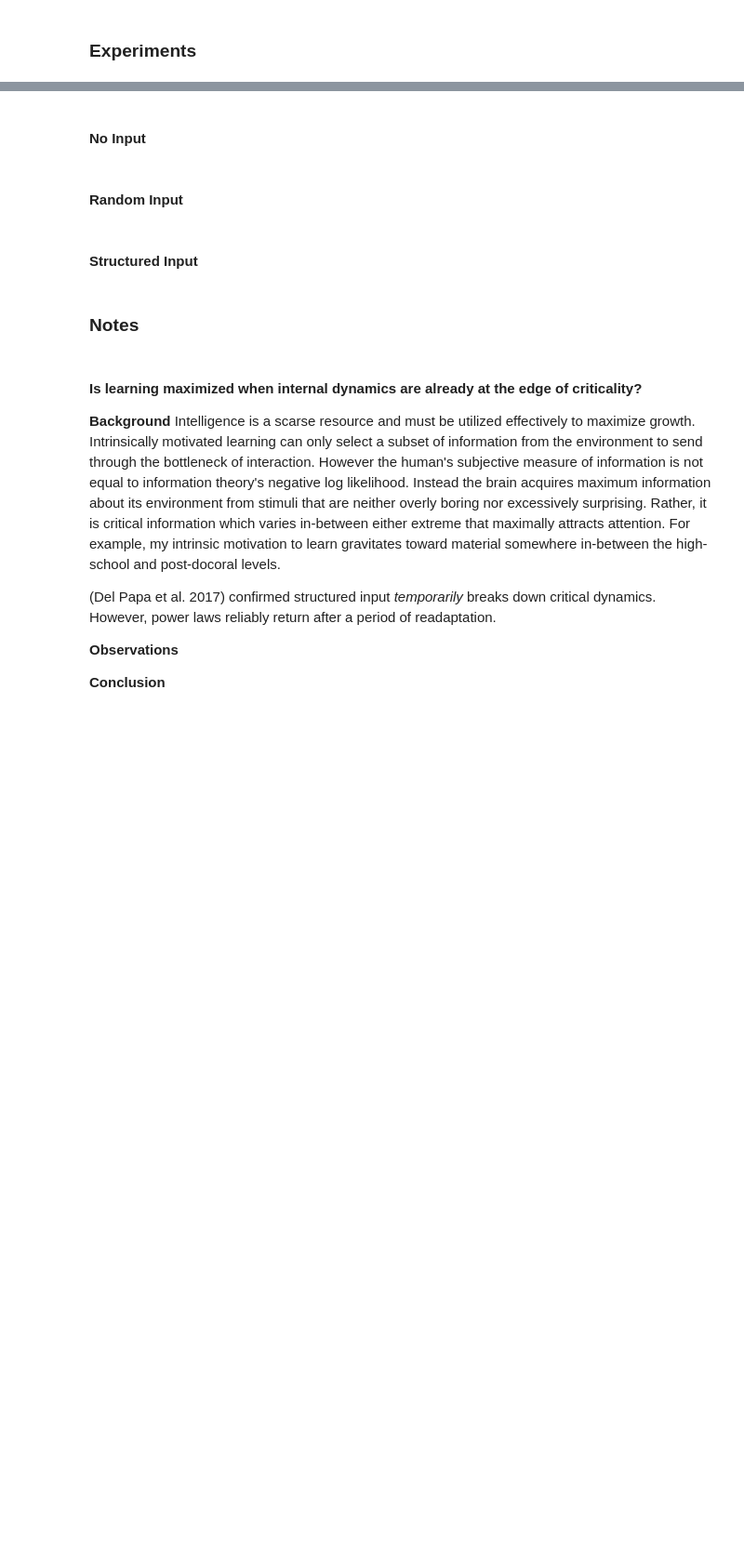
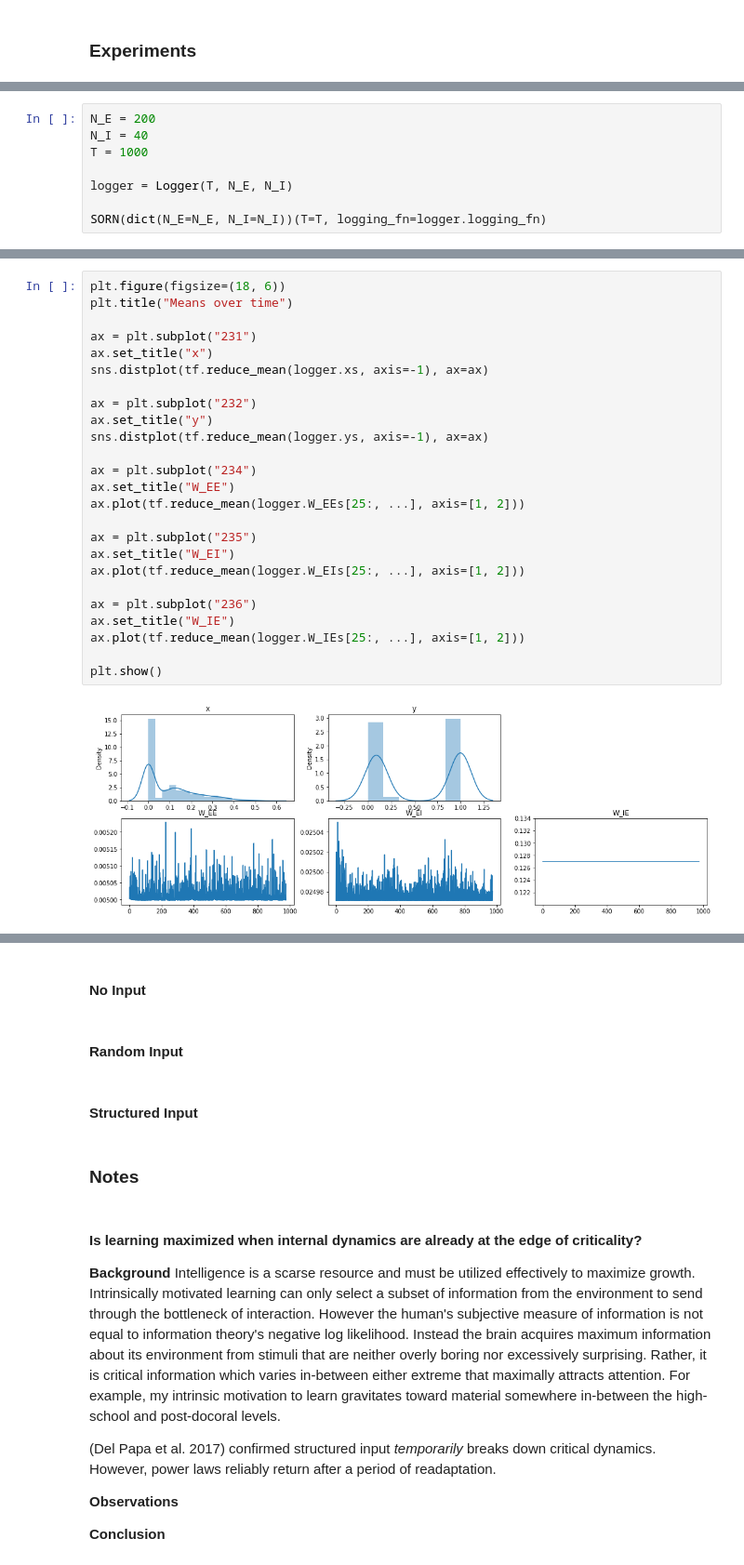
Before and after one commit to JacobFV/Scattered-AGI-Ideas, a Jupyter notebook: self_organized_criticality.ipynb, the cells around one changed output, grey strips where cells are left out. Shown at 93% size. Cells and saved outputs as stored; diff of their text form; blank space fills up the shorter version.

```diff
--- a/self_organized_criticality.ipynb
+++ b/self_organized_criticality.ipynb
@@ -259,0 +540,8 @@ Negative ($x<0$), large ($x>1$), and null weights are pruned after each update s
+# %%
+N_E = 200
+N_I = 40
+T = 1000
+
+logger = Logger(T, N_E, N_I)
+
+SORN(dict(N_E=N_E, N_I=N_I))(T=T, logging_fn=logger.logging_fn)
@@ -259,0 +556,27 @@ Negative ($x<0$), large ($x>1$), and null weights are pruned after each update s
+# %%
+plt.figure(figsize=(18, 6))
+plt.title("Means over time")
+
+ax = plt.subplot("231")
+ax.set_title("x")
+sns.distplot(tf.reduce_mean(logger.xs, axis=-1), ax=ax)
+
+ax = plt.subplot("232")
+ax.set_title("y")
+sns.distplot(tf.reduce_mean(logger.ys, axis=-1), ax=ax)
+
+ax = plt.subplot("234")
+ax.set_title("W_EE")
+ax.plot(tf.reduce_mean(logger.W_EEs[25:, ...], axis=[1, 2]))
+
+ax = plt.subplot("235")
+ax.set_title("W_EI")
+ax.plot(tf.reduce_mean(logger.W_EIs[25:, ...], axis=[1, 2]))
+
+ax = plt.subplot("236")
+ax.set_title("W_IE")
+ax.plot(tf.reduce_mean(logger.W_IEs[25:, ...], axis=[1, 2]))
+
+plt.show()
+# %% [output]
+[figure, added]
```
Also changed, not shown: parts of 44 cells of this notebook.
